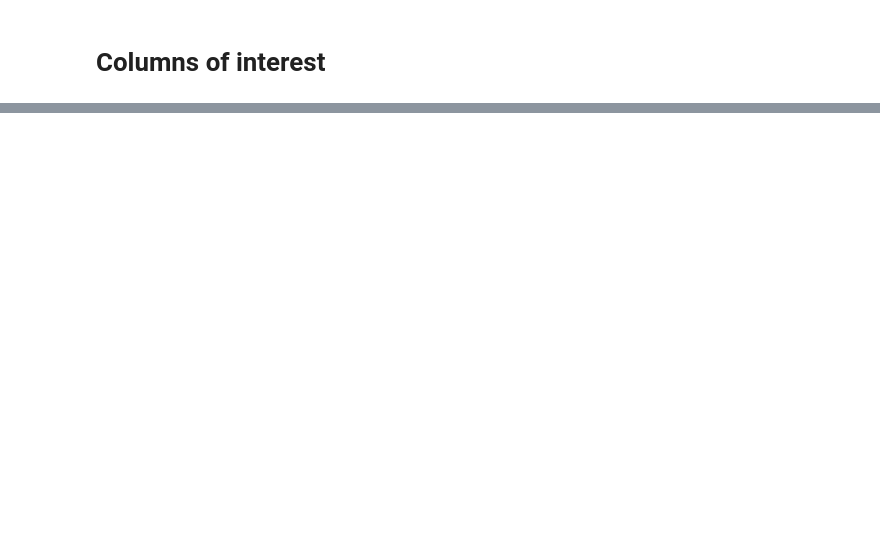
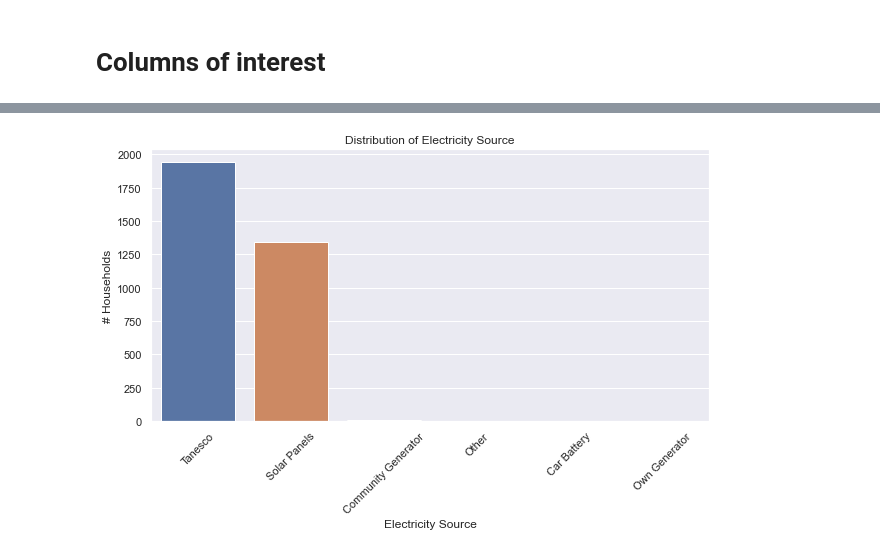
Before and after one commit to whitehackr/solar_tz, a Jupyter notebook: data_and_analysis/survey_review.ipynb, the cells around one changed output, grey strips where cells are left out. Cells and saved outputs as stored; diff of their text form; code cells hidden in the pictures; blank space fills up the shorter version.

```diff
--- a/data_and_analysis/survey_review.ipynb
+++ b/data_and_analysis/survey_review.ipynb
@@ -85,0 +232,11 @@ hh_merged
+# %%
+# Plot the distribution of cooking fuel
+plt.figure(figsize=(10, 5))
+sns.barplot(x=electricity_source_counts.index, y=electricity_source_counts.values)
+plt.title('Distribution of Electricity Source')
+plt.xticks(rotation=45)
+plt.xlabel('Electricity Source')
+plt.ylabel('# Households')
+plt.show()
+# %% [output]
+[figure, added]
```
Also changed, not shown: parts of 24 cells of this notebook.
